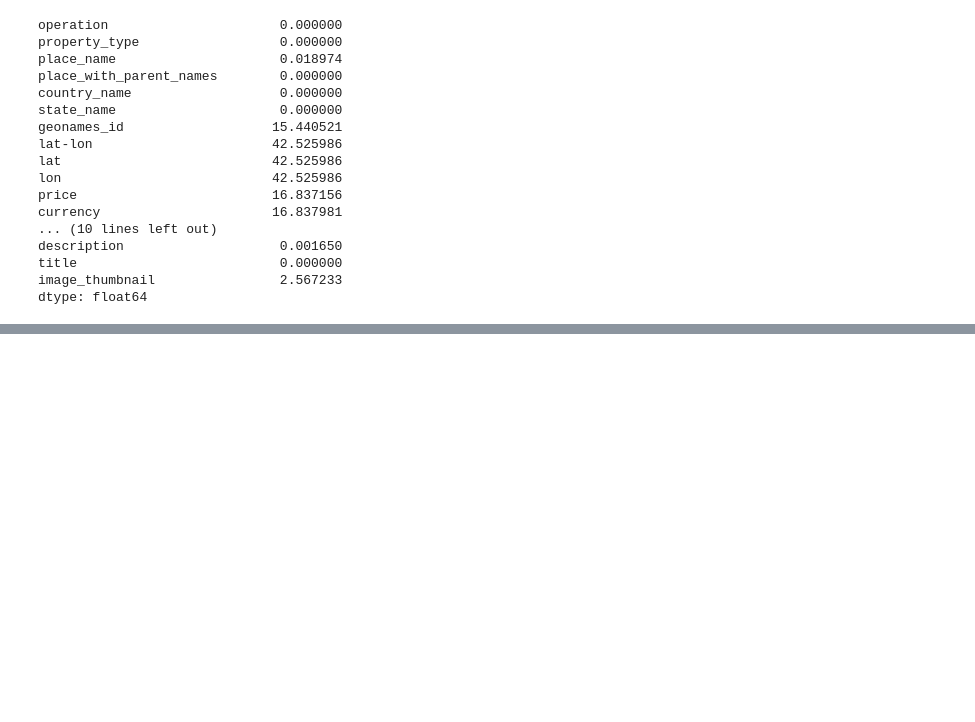
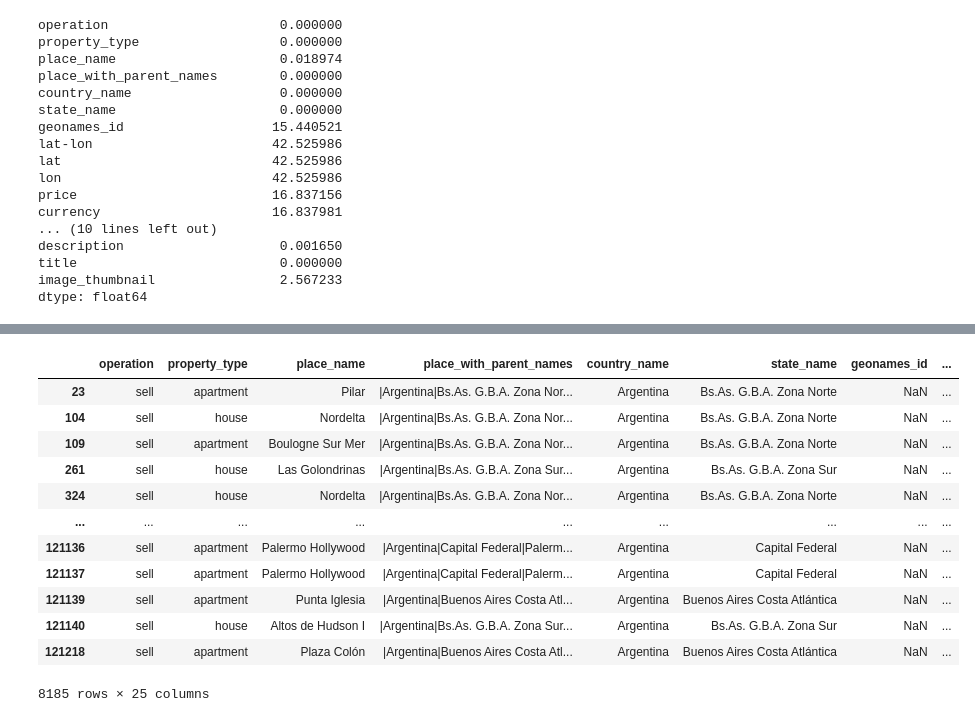
Before and after one commit to BenkosT/TP_Limpieza, a Jupyter notebook: Notebooks/Limpieza.ipynb, the cells around one changed output, grey strips where cells are left out. Drawn from its saved outputs; the diff is of its cells as text; code cells hidden in the pictures; blank space fills up the shorter version.

```diff
--- a/Notebooks/Limpieza.ipynb
+++ b/Notebooks/Limpieza.ipynb
@@ -96,0 +134,19 @@ dtype: float64
+# %%
+# Creamos una mascara para saber si hay datos que sean nulos en geonames_id y lat-lon, con el proposito de saber cuales NO podemos imputar por geonames_id y lat-lon
+data_inter = data[(data.geonames_id.isnull()) & (data.lat.isnull())]
+data_inter
+# Usar los datos de "Palermo" con geonames_id para completar aquellos nulos en las columnas geonames_id & lat-lon
+# %% [output]
+|  | operation | property_type | place_name | place_with_parent_names | country_name | state_name | geonames_id | ... |
+| 23 | sell | apartment | Pilar | |Argentina|Bs.As. G.B.A. Zona Nor... | Argentina | Bs.As. G.B.A. Zona Norte | NaN | ... |
+| 104 | sell | house | Nordelta | |Argentina|Bs.As. G.B.A. Zona Nor... | Argentina | Bs.As. G.B.A. Zona Norte | NaN | ... |
+| 109 | sell | apartment | Boulogne Sur Mer | |Argentina|Bs.As. G.B.A. Zona Nor... | Argentina | Bs.As. G.B.A. Zona Norte | NaN | ... |
+| 261 | sell | house | Las Golondrinas | |Argentina|Bs.As. G.B.A. Zona Sur... | Argentina | Bs.As. G.B.A. Zona Sur | NaN | ... |
+| 324 | sell | house | Nordelta | |Argentina|Bs.As. G.B.A. Zona Nor... | Argentina | Bs.As. G.B.A. Zona Norte | NaN | ... |
+| ... | ... | ... | ... | ... | ... | ... | ... | ... |
+| 121136 | sell | apartment | Palermo Hollywood | |Argentina|Capital Federal|Palerm... | Argentina | Capital Federal | NaN | ... |
+| 121137 | sell | apartment | Palermo Hollywood | |Argentina|Capital Federal|Palerm... | Argentina | Capital Federal | NaN | ... |
+| 121139 | sell | apartment | Punta Iglesia | |Argentina|Buenos Aires Costa Atl... | Argentina | Buenos Aires Costa Atlántica | NaN | ... |
+| 121140 | sell | house | Altos de Hudson I | |Argentina|Bs.As. G.B.A. Zona Sur... | Argentina | Bs.As. G.B.A. Zona Sur | NaN | ... |
+| 121218 | sell | apartment | Plaza Colón | |Argentina|Buenos Aires Costa Atl... | Argentina | Buenos Aires Costa Atlántica | NaN | ... |
+8185 rows × 25 columns
```
Also changed, not shown: parts of 6 cells of this notebook.
